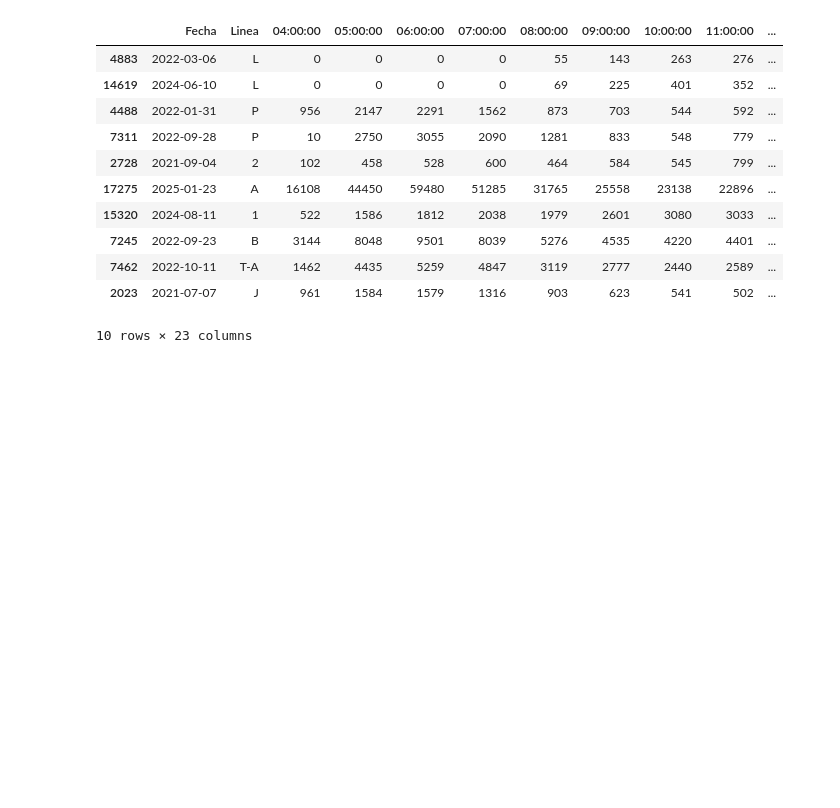
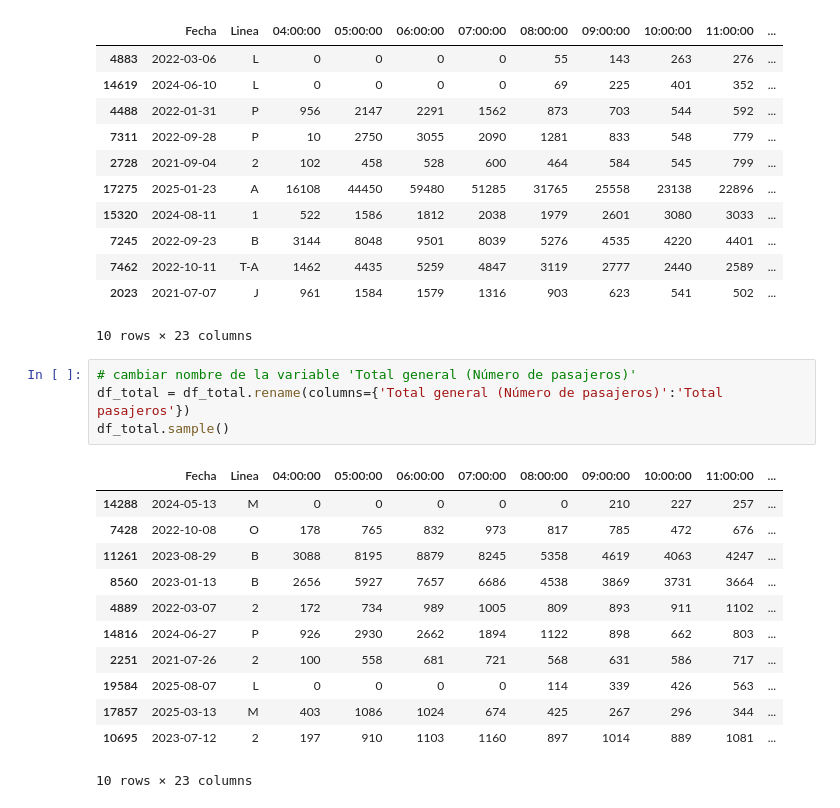
Before and after one commit to jbernalg/Project_Medellin_Metro, a Jupyter notebook: notebooks/preprocessing.ipynb, the cells around one changed output. Cells and saved outputs as stored; diff of their text form; blank space fills up the shorter version.

```diff
--- a/notebooks/preprocessing.ipynb
+++ b/notebooks/preprocessing.ipynb
@@ -145,3 +147,20 @@ df_total.sample(10)
 | 7462 | 2022-10-11 | T-A | 1462 | 4435 | 5259 | 4847 | 3119 | 2777 | 2440 | 2589 | ... |
 | 2023 | 2021-07-07 | J | 961 | 1584 | 1579 | 1316 | 903 | 623 | 541 | 502 | ... |
 10 rows × 23 columns
+# %%
+# cambiar nombre de la variable 'Total general (Número de pasajeros)'
+df_total = df_total.rename(columns={'Total general (Número de pasajeros)':'Total pasajeros'})
+df_total.sample()
+# %% [output]
+|  | Fecha | Linea | 04:00:00 | 05:00:00 | 06:00:00 | 07:00:00 | 08:00:00 | 09:00:00 | 10:00:00 | 11:00:00 | ... |
+| 14288 | 2024-05-13 | M | 0 | 0 | 0 | 0 | 0 | 210 | 227 | 257 | ... |
+| 7428 | 2022-10-08 | O | 178 | 765 | 832 | 973 | 817 | 785 | 472 | 676 | ... |
+| 11261 | 2023-08-29 | B | 3088 | 8195 | 8879 | 8245 | 5358 | 4619 | 4063 | 4247 | ... |
+| 8560 | 2023-01-13 | B | 2656 | 5927 | 7657 | 6686 | 4538 | 3869 | 3731 | 3664 | ... |
+| 4889 | 2022-03-07 | 2 | 172 | 734 | 989 | 1005 | 809 | 893 | 911 | 1102 | ... |
+| 14816 | 2024-06-27 | P | 926 | 2930 | 2662 | 1894 | 1122 | 898 | 662 | 803 | ... |
+| 2251 | 2021-07-26 | 2 | 100 | 558 | 681 | 721 | 568 | 631 | 586 | 717 | ... |
+| 19584 | 2025-08-07 | L | 0 | 0 | 0 | 0 | 114 | 339 | 426 | 563 | ... |
+| 17857 | 2025-03-13 | M | 403 | 1086 | 1024 | 674 | 425 | 267 | 296 | 344 | ... |
+| 10695 | 2023-07-12 | 2 | 197 | 910 | 1103 | 1160 | 897 | 1014 | 889 | 1081 | ... |
+10 rows × 23 columns
```
Also changed, not shown: parts of 8 cells of this notebook, 5 other files.
